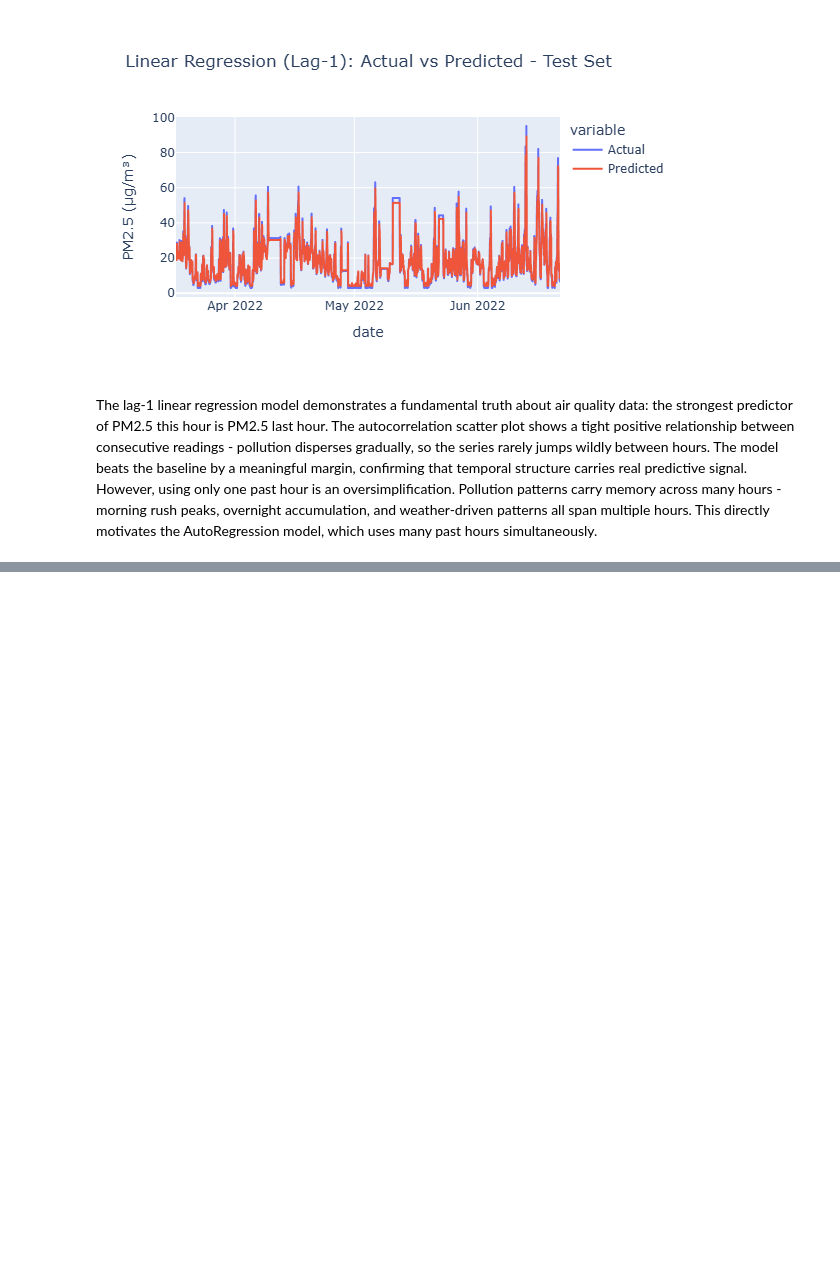
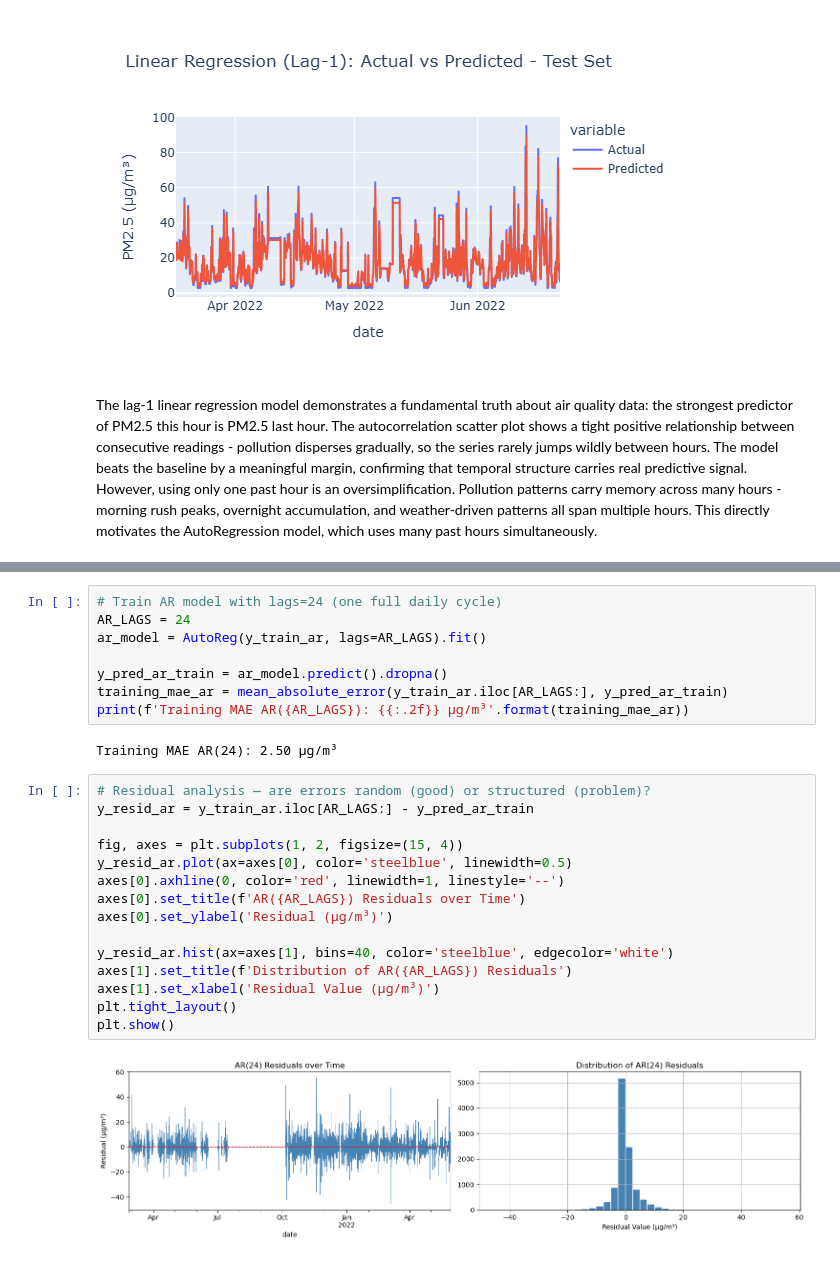
Before and after one commit to AJ-MH/Data-Science-Machine-Learning, a Jupyter notebook: hcmc-air-quality-forecasting/hcmc_air_quality_forecasting.ipynb, the cells around one changed output, grey strips where cells are left out. Saved outputs shown, nothing was run; the diff lists cells and outputs as text; blank space fills up the shorter version.

```diff
--- a/hcmc-air-quality-forecasting/hcmc_air_quality_forecasting.ipynb
+++ b/hcmc-air-quality-forecasting/hcmc_air_quality_forecasting.ipynb
@@ -340,0 +381,27 @@ The lag-1 linear regression model demonstrates a fundamental truth about air qua
+# %%
+# Train AR model with lags=24 (one full daily cycle)
+AR_LAGS = 24
+ar_model = AutoReg(y_train_ar, lags=AR_LAGS).fit()
+
+y_pred_ar_train = ar_model.predict().dropna()
+training_mae_ar = mean_absolute_error(y_train_ar.iloc[AR_LAGS:], y_pred_ar_train)
+print(f'Training MAE AR({AR_LAGS}): {{:.2f}} µg/m³'.format(training_mae_ar))
+# %% [output]
+Training MAE AR(24): 2.50 µg/m³
+# %%
+# Residual analysis — are errors random (good) or structured (problem)?
+y_resid_ar = y_train_ar.iloc[AR_LAGS:] - y_pred_ar_train
+
+fig, axes = plt.subplots(1, 2, figsize=(15, 4))
+y_resid_ar.plot(ax=axes[0], color='steelblue', linewidth=0.5)
+axes[0].axhline(0, color='red', linewidth=1, linestyle='--')
+axes[0].set_title(f'AR({AR_LAGS}) Residuals over Time')
+axes[0].set_ylabel('Residual (µg/m³)')
+
+y_resid_ar.hist(ax=axes[1], bins=40, color='steelblue', edgecolor='white')
+axes[1].set_title(f'Distribution of AR({AR_LAGS}) Residuals')
+axes[1].set_xlabel('Residual Value (µg/m³)')
+plt.tight_layout()
+plt.show()
+# %% [output]
+[figure, added]
```
Also changed, not shown: parts of 10 cells of this notebook.
